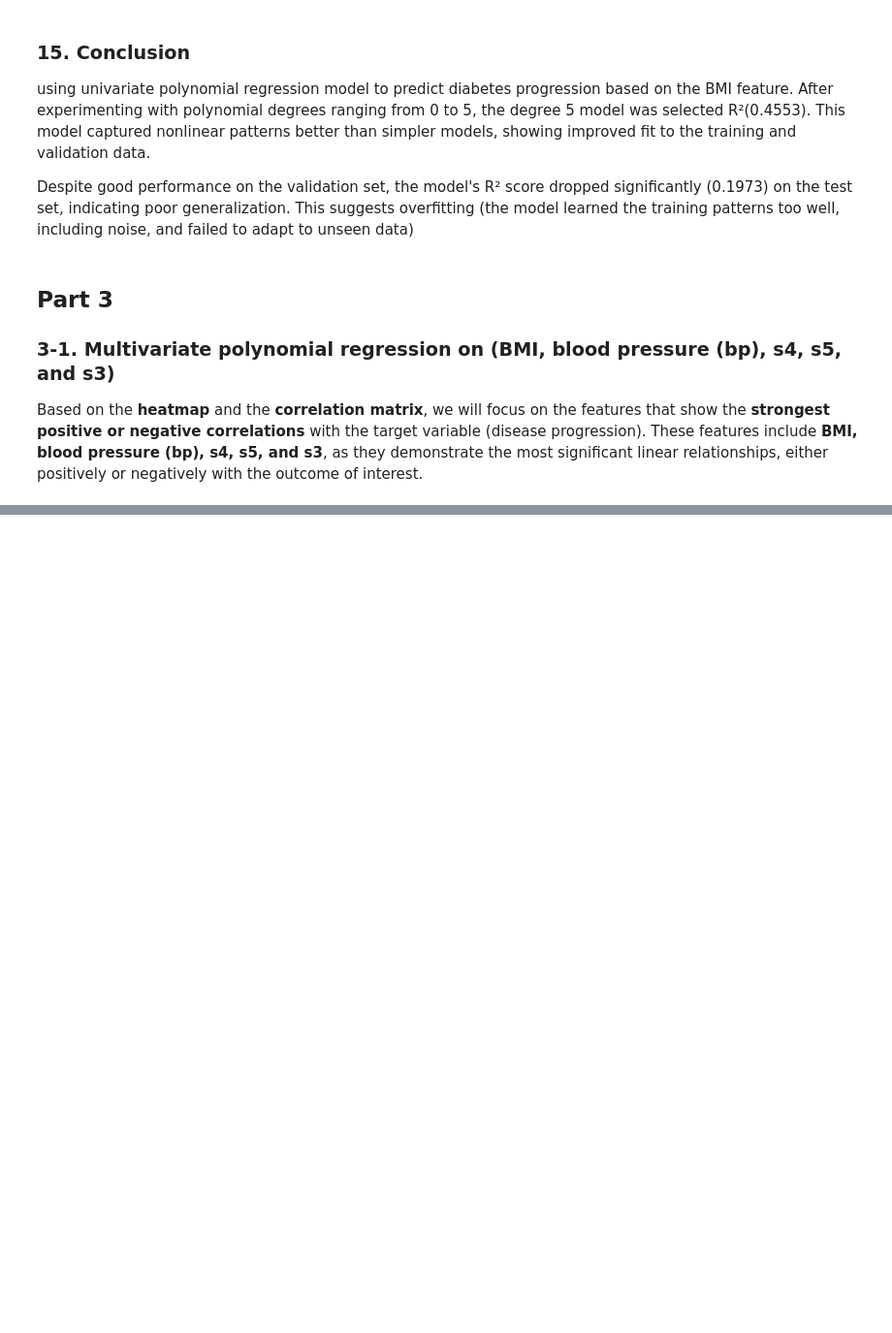
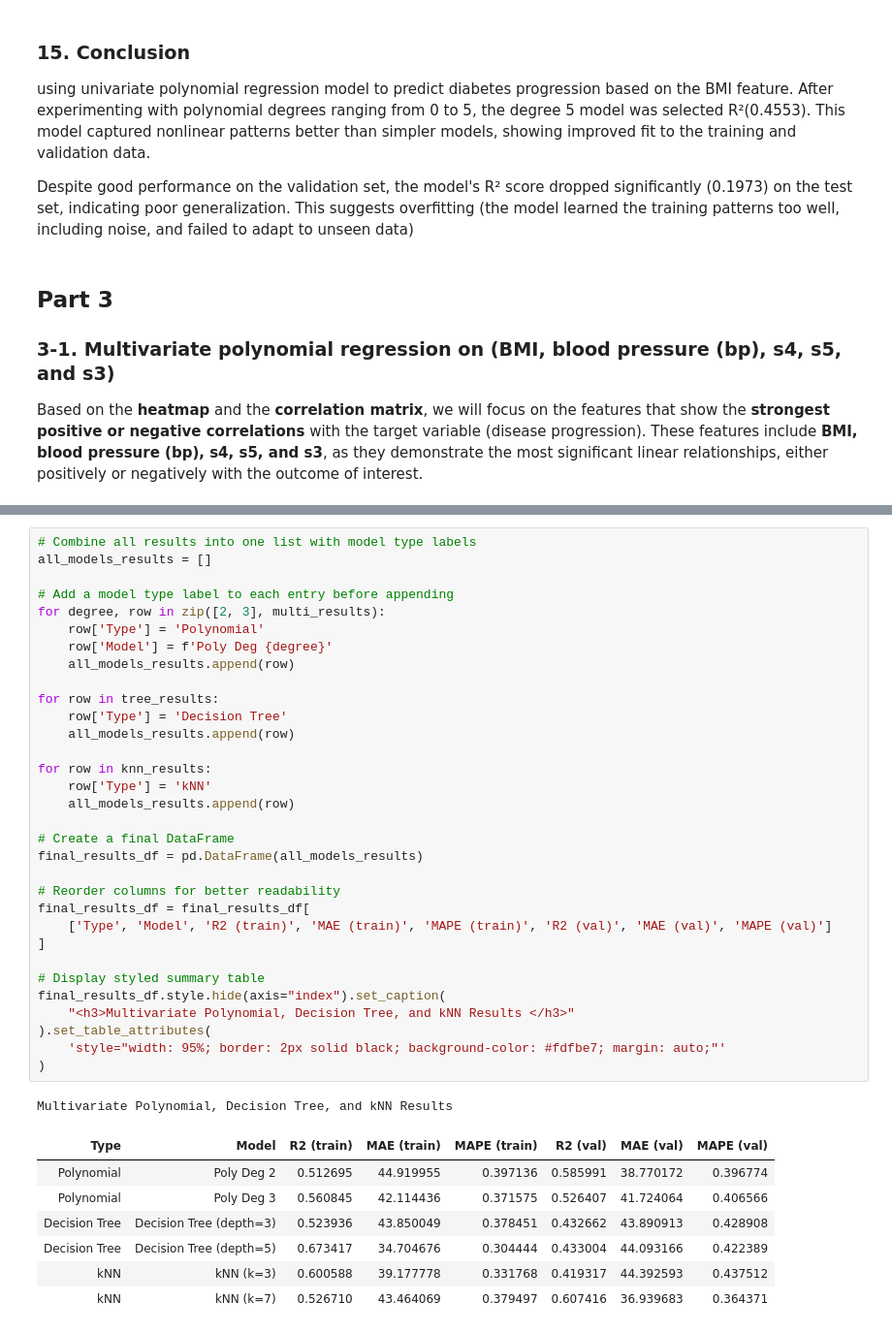
Before and after one commit to HaysamAmin/MLframework, a Jupyter notebook: Lab2/Lab2.ipynb, the cells around one changed output, grey strips where cells are left out. Shown at 97% size. Saved outputs shown, nothing was run; the diff lists cells and outputs as text; blank space fills up the shorter version.

```diff
--- a/Lab2/Lab2.ipynb
+++ b/Lab2/Lab2.ipynb
@@ -541,0 +637,41 @@ Multivariate Polynomial Regression (Validation Set)
+# %%
+# Combine all results into one list with model type labels
+all_models_results = []
+
+# Add a model type label to each entry before appending
+for degree, row in zip([2, 3], multi_results):
+    row['Type'] = 'Polynomial'
+    row['Model'] = f'Poly Deg {degree}'
+    all_models_results.append(row)
+
+for row in tree_results:
+    row['Type'] = 'Decision Tree'
+    all_models_results.append(row)
+
+for row in knn_results:
+    row['Type'] = 'kNN'
+    all_models_results.append(row)
+
+# Create a final DataFrame
+final_results_df = pd.DataFrame(all_models_results)
+
+# Reorder columns for better readability
+final_results_df = final_results_df[
+    ['Type', 'Model', 'R2 (train)', 'MAE (train)', 'MAPE (train)', 'R2 (val)', 'MAE (val)', 'MAPE (val)']
+]
+
+# Display styled summary table
+final_results_df.style.hide(axis="index").set_caption(
+    "<h3>Multivariate Polynomial, Decision Tree, and kNN Results </h3>"
+).set_table_attributes(
+    'style="width: 95%; border: 2px solid black; background-color: #fdfbe7; margin: auto;"'
+)
+# %% [output]
+Multivariate Polynomial, Decision Tree, and kNN Results
+| Type | Model | R2 (train) | MAE (train) | MAPE (train) | R2 (val) | MAE (val) | MAPE (val) |
+| Polynomial | Poly Deg 2 | 0.512695 | 44.919955 | 0.397136 | 0.585991 | 38.770172 | 0.396774 |
+| Polynomial | Poly Deg 3 | 0.560845 | 42.114436 | 0.371575 | 0.526407 | 41.724064 | 0.406566 |
+| Decision Tree | Decision Tree (depth=3) | 0.523936 | 43.850049 | 0.378451 | 0.432662 | 43.890913 | 0.428908 |
+| Decision Tree | Decision Tree (depth=5) | 0.673417 | 34.704676 | 0.304444 | 0.433004 | 44.093166 | 0.422389 |
+| kNN | kNN (k=3) | 0.600588 | 39.177778 | 0.331768 | 0.419317 | 44.392593 | 0.437512 |
+| kNN | kNN (k=7) | 0.526710 | 43.464069 | 0.379497 | 0.607416 | 36.939683 | 0.364371 |
```
Also changed, not shown: parts of 10 cells of this notebook, 1 other file.
